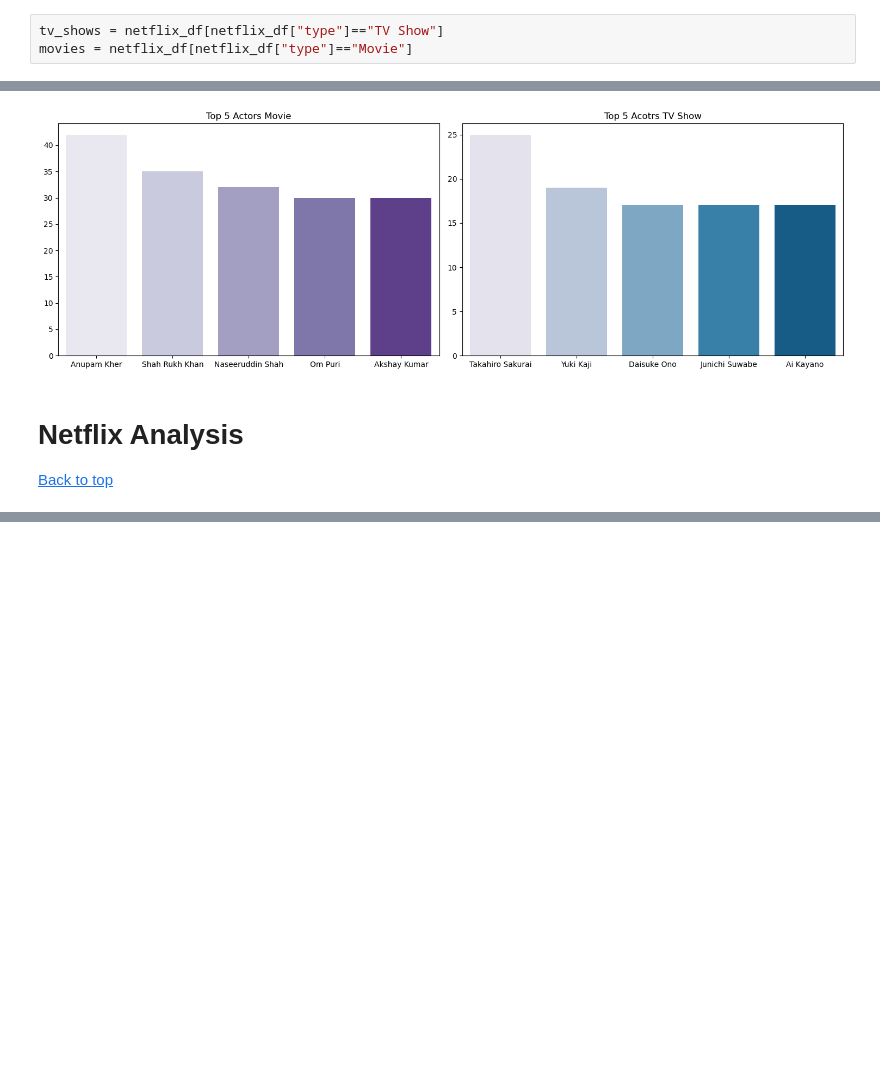
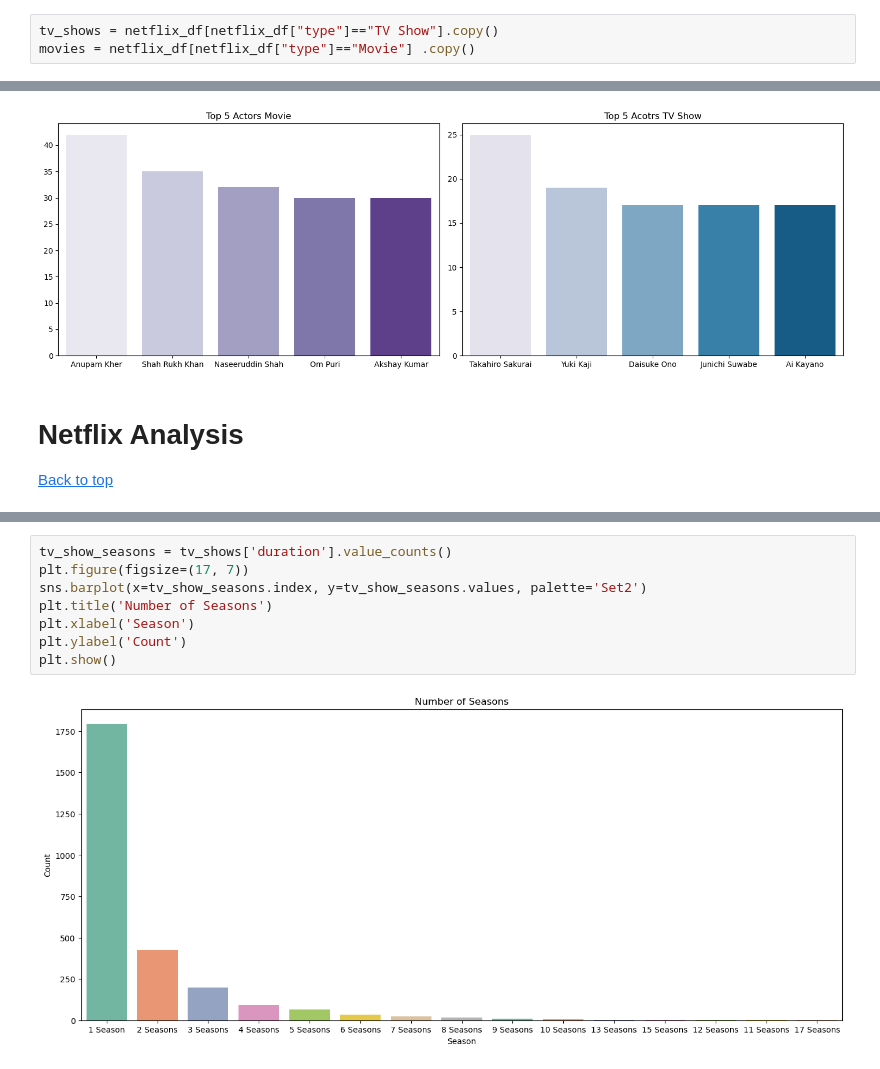
Before and after one commit to Omar-Elnazly/Netflix-Analysis, a Jupyter notebook: main notebook.ipynb, the cells around one changed output, grey strips where cells are left out. Drawn from its saved outputs; the diff is of its cells as text; blank space fills up the shorter version.

Commit message:
Add Netflix Analysis

```diff
--- a/main notebook.ipynb
+++ b/main notebook.ipynb
@@ -143,6 +129,6 @@ plt.show()
 # %%
-tv_shows = netflix_df[netflix_df["type"]=="TV Show"]
-movies = netflix_df[netflix_df["type"]=="Movie"]
+tv_shows = netflix_df[netflix_df["type"]=="TV Show"].copy()
+movies = netflix_df[netflix_df["type"]=="Movie"] .copy()
 # %%
 movie_genres = movies['listed_in'].str.split(', ').explode().value_counts().head(10)
 tv_show_genres = tv_shows['listed_in'].str.split(', ').explode().value_counts().head(10)
@@ -183,3 +170,13 @@ plt.grid(True)
 plt.show()
 # %% [output]
 [figure]
+# %%
+tv_show_seasons = tv_shows['duration'].value_counts()
+plt.figure(figsize=(17, 7))
+sns.barplot(x=tv_show_seasons.index, y=tv_show_seasons.values, palette='Set2')
+plt.title('Number of Seasons')
+plt.xlabel('Season')
+plt.ylabel('Count')
+plt.show()
+# %% [output]
+[figure, added]
```
Also changed, not shown: parts of 5 cells of this notebook.
